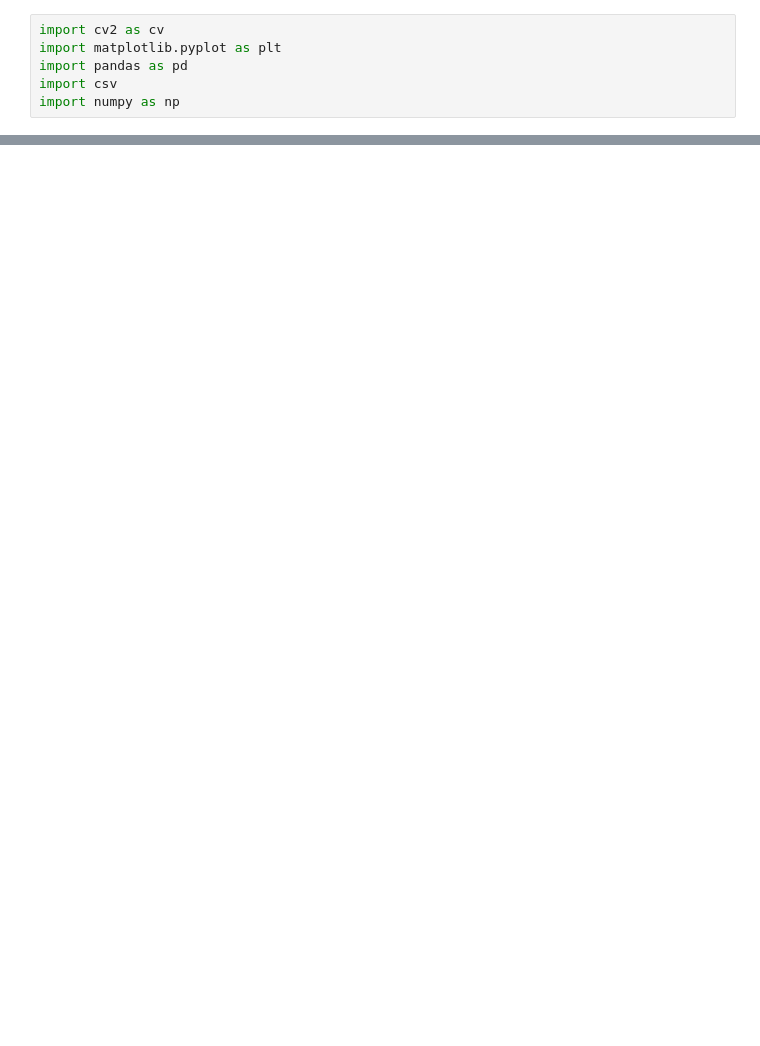
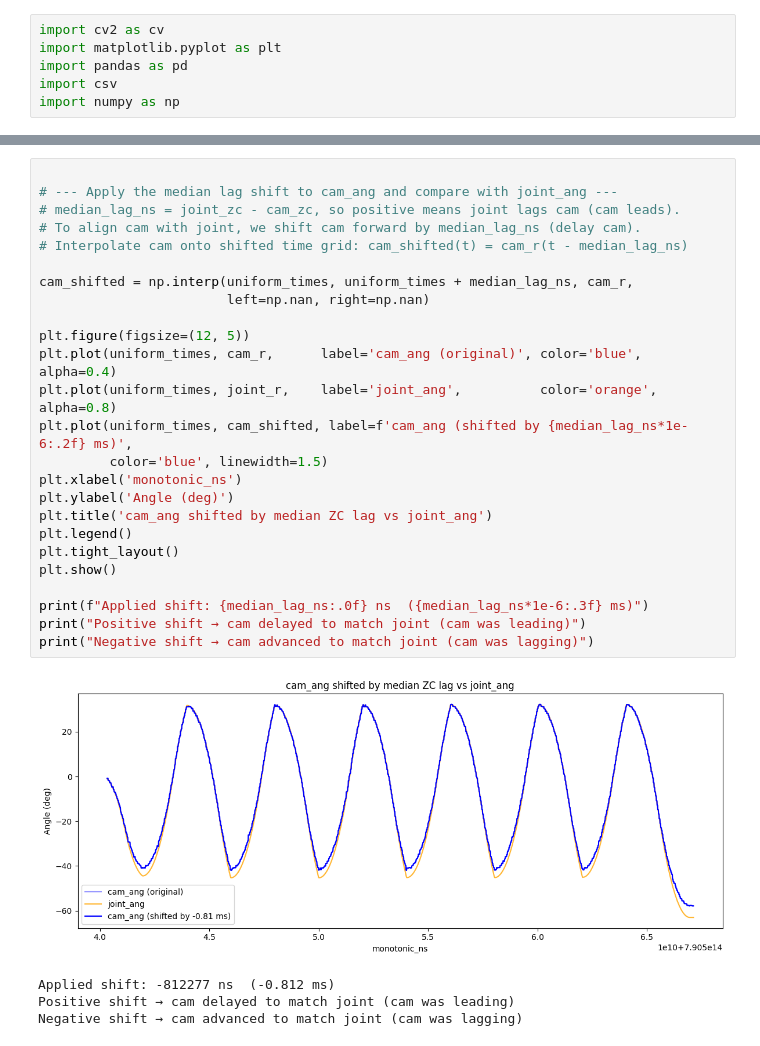
Before and after one commit to zruan-rf/latency_gen-umi, a Jupyter notebook: test.ipynb, the cells around one changed output, grey strips where cells are left out. Drawn from its saved outputs; the diff is of its cells as text; blank space fills up the shorter version.

```diff
--- a/test.ipynb
+++ b/test.ipynb
@@ -228,0 +229,30 @@ Negative  → cam  lags joint (joint leads)
+# %%
+
+# --- Apply the median lag shift to cam_ang and compare with joint_ang ---
+# median_lag_ns = joint_zc - cam_zc, so positive means joint lags cam (cam leads).
+# To align cam with joint, we shift cam forward by median_lag_ns (delay cam).
+# Interpolate cam onto shifted time grid: cam_shifted(t) = cam_r(t - median_lag_ns)
+
+cam_shifted = np.interp(uniform_times, uniform_times + median_lag_ns, cam_r,
+                        left=np.nan, right=np.nan)
+
+plt.figure(figsize=(12, 5))
+plt.plot(uniform_times, cam_r,      label='cam_ang (original)', color='blue',   alpha=0.4)
+plt.plot(uniform_times, joint_r,    label='joint_ang',          color='orange', alpha=0.8)
+plt.plot(uniform_times, cam_shifted, label=f'cam_ang (shifted by {median_lag_ns*1e-6:.2f} ms)',
+         color='blue', linewidth=1.5)
+plt.xlabel('monotonic_ns')
+plt.ylabel('Angle (deg)')
+plt.title('cam_ang shifted by median ZC lag vs joint_ang')
+plt.legend()
+plt.tight_layout()
+plt.show()
+
+print(f"Applied shift: {median_lag_ns:.0f} ns  ({median_lag_ns*1e-6:.3f} ms)")
+print("Positive shift → cam delayed to match joint (cam was leading)")
+print("Negative shift → cam advanced to match joint (cam was lagging)")
+# %% [output]
+[figure, added]
+Applied shift: -812277 ns  (-0.812 ms)
+Positive shift → cam delayed to match joint (cam was leading)
+Negative shift → cam advanced to match joint (cam was lagging)
```
Also changed, not shown: parts of 5 cells of this notebook, 11 other files.
